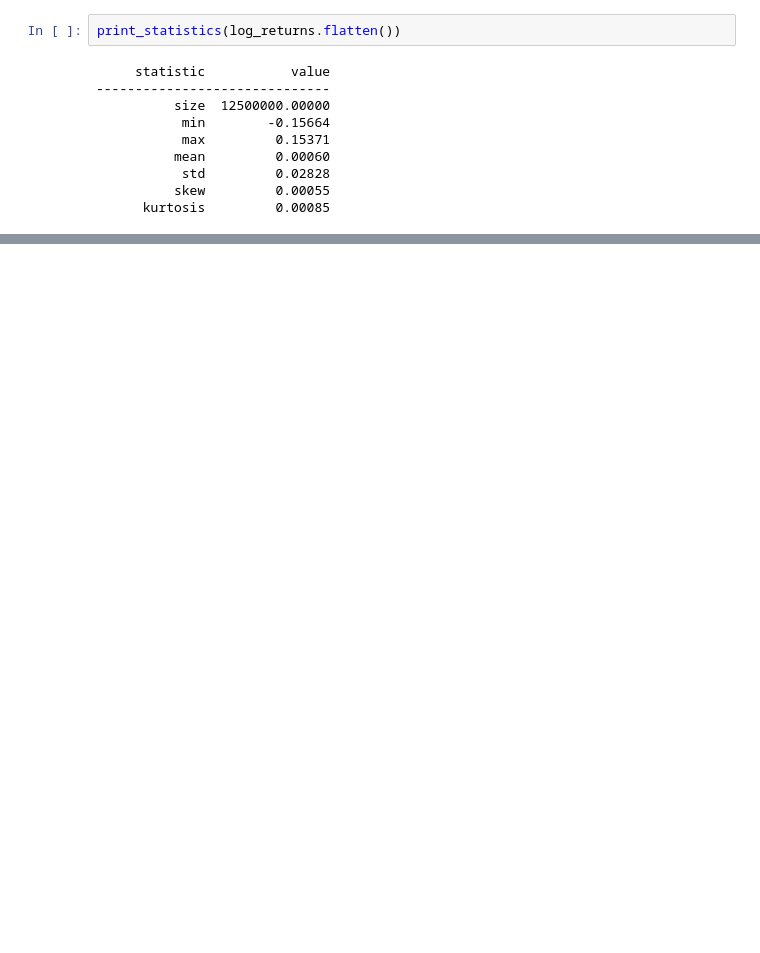
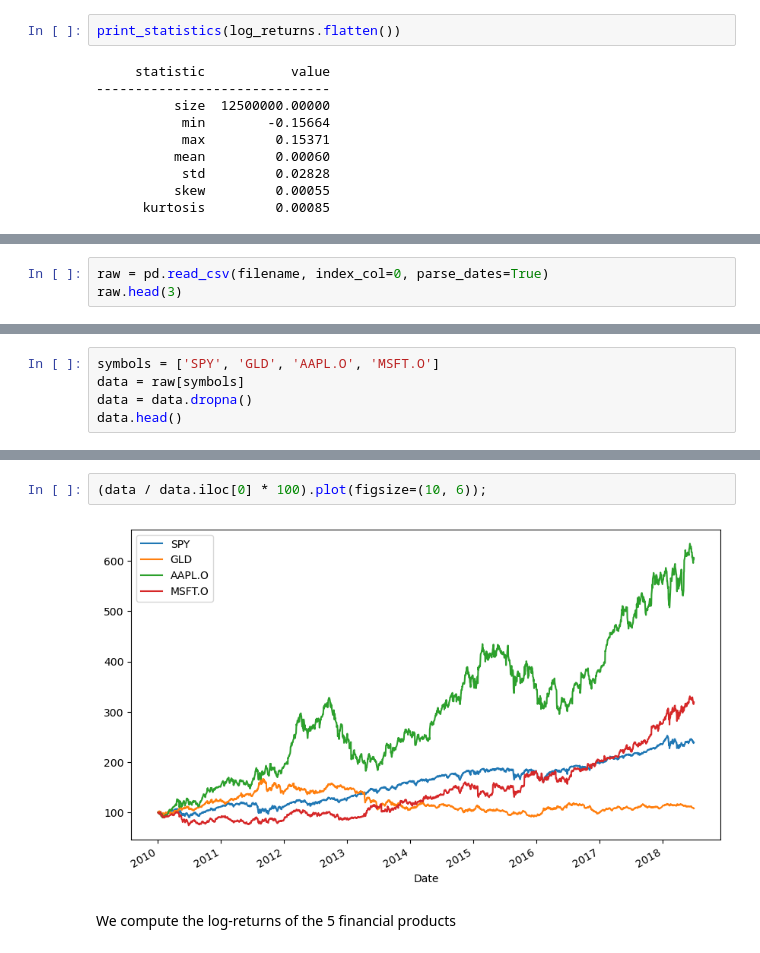
Before and after one commit to luigiselmi/finstat, a Jupyter notebook: hilpisch/ch13_statistics.ipynb, the cells around one changed output, grey strips where cells are left out. Saved outputs shown, nothing was run; the diff lists cells and outputs as text; blank space fills up the shorter version.

```diff
--- a/hilpisch/ch13_statistics.ipynb
+++ b/hilpisch/ch13_statistics.ipynb
@@ -148,0 +231,3 @@ plt.ylabel('frequency')
+# %%
+raw = pd.read_csv(filename, index_col=0, parse_dates=True)
+raw.head(3)
@@ -148,0 +242,5 @@ plt.ylabel('frequency')
+# %%
+symbols = ['SPY', 'GLD', 'AAPL.O', 'MSFT.O']
+data = raw[symbols]
+data = data.dropna()
+data.head()
@@ -148,0 +255,6 @@ plt.ylabel('frequency')
+# %%
+(data / data.iloc[0] * 100).plot(figsize=(10, 6));
+# %% [output]
+[figure, added]
+# %% [markdown]
+We compute the log-returns of the 5 financial products
```
Also changed, not shown: parts of 32 cells of this notebook.
